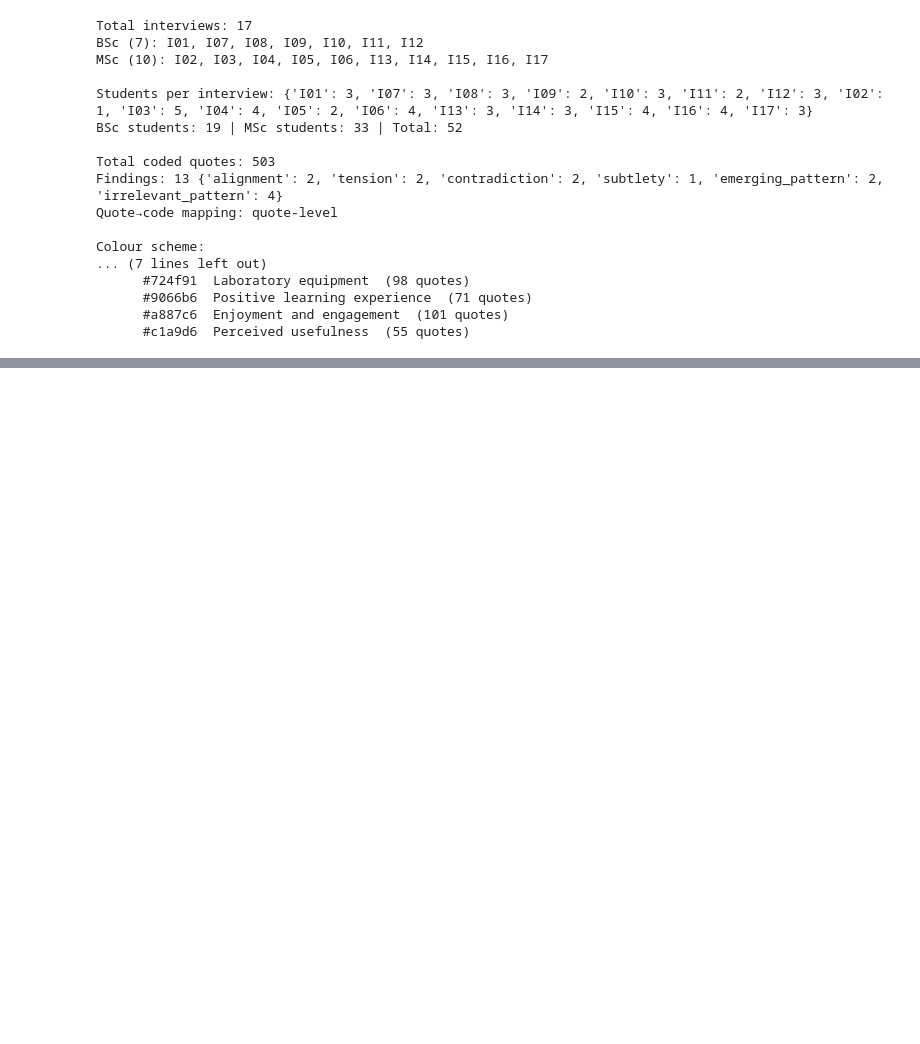
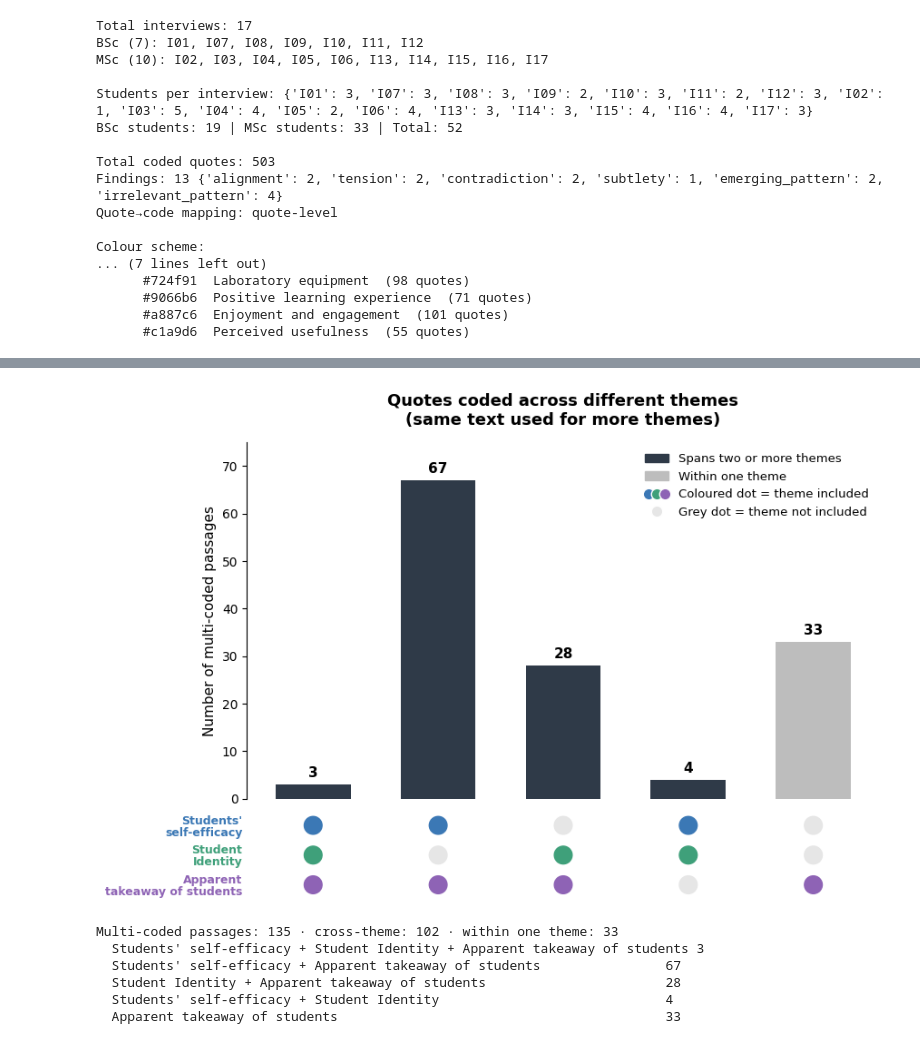
Before and after one commit to vitahehe/interviews, a Jupyter notebook: visualize.ipynb, the cells around one changed output, grey strips where cells are left out. Drawn from its saved outputs; the diff is of its cells as text; code cells hidden in the pictures; blank space fills up the shorter version.

```diff
--- a/visualize.ipynb
+++ b/visualize.ipynb
@@ -394,0 +270,80 @@ TOTAL                11                  16
+# %%
+REPORT_MD = STAGE1_DIR / 'aggregate_report.md'
+CODES_RE  = re.compile(r'^\*\*Codes:\*\*\s*([^|]+)\|')
+
+dup_passages, in_section = [], False
+for line in REPORT_MD.read_text(encoding='utf-8').splitlines():
+    if line.startswith('## '):
+        in_section = 'Within-Interview Duplicate' in line
+    elif in_section and (m := CODES_RE.match(line.strip())):
+        dup_passages.append([c.strip() for c in m.group(1).split(',')])
+
+#theme combos
+combo_counts = Counter(
+    tuple(sorted({code_to_theme[c] for c in p if c in code_to_theme}, key=int)) for p in dup_passages)
+combos = sorted(combo_counts, key=lambda k: (-len(k), -combo_counts[k]))   # 3 themes → 2 → 1
+n_total = sum(combo_counts.values())
+n_cross = sum(v for k, v in combo_counts.items() if len(k) > 1)
+
+def wrap_first_word(name):
+    """'Apparent takeaway of students' → 'Apparent\ntakeaway of students'"""
+    return '\n'.join(name.split(' ', 1))
+
+
+fig, (ax_bar, ax_dot) = plt.subplots(2, 1, figsize=(9, 6.5), sharex=True,
+                                     gridspec_kw=dict(height_ratios=[3, 0.75], hspace=0.04))
+x = np.arange(len(combos))
+vals = [combo_counts[k] for k in combos]
+
+ax_bar.bar(x, vals, width=0.6, color=['#2F3A48' if len(k) > 1 else '#BDBDBD' for k in combos])
+for xi, v in zip(x, vals):
+    ax_bar.text(xi, v + max(vals) * 0.015, v, ha='center', va='bottom', fontsize=11, fontweight='bold')
+ax_bar.set_ylabel('Number of multi-coded passages', fontsize=11)
+ax_bar.set_ylim(0, max(vals) * 1.12)
+for s in ('top', 'right', 'bottom'):
+    ax_bar.spines[s].set_visible(False)
+ax_bar.tick_params(axis='x', length=0)
+
+for row, t in enumerate(THEMES):
+    ax_dot.scatter(x, [row] * len(x), s=200, zorder=3,
+                   color=[THEME_COLOR[t] if t in k else '#E6E6E6' for k in combos])
+ax_dot.set_yticks(range(len(THEMES)))
+ax_dot.set_yticklabels([wrap_first_word(theme_names[t] or f'Theme {t}') for t in THEMES],
+                       fontsize=9, linespacing=1.0)
+for lbl, t in zip(ax_dot.get_yticklabels(), THEMES):
+    lbl.set_color(THEME_COLOR[t]); lbl.set_fontweight('bold')
+ax_dot.set_ylim(len(THEMES) - 0.6, -0.6)
+ax_dot.set_xticks([])
+ax_dot.tick_params(length=0)
+for s in ax_dot.spines.values():
+    s.set_visible(False)
+
+# legend
+from matplotlib.legend_handler import HandlerTuple
+
+dot = lambda c, lab=None: Line2D([0], [0], marker='o', color='w', markerfacecolor=c, markersize=9, label=lab)
+ax_bar.legend(handles=[mpatches.Patch(color='#2F3A48'), mpatches.Patch(color='#BDBDBD'),
+                       tuple(dot(THEME_COLOR[t]) for t in THEMES), dot('#E6E6E6')],
+              labels=['Spans two or more themes', 'Within one theme',
+                      'Coloured dot = theme included', 'Grey dot = theme not included'],
+              handler_map={tuple: HandlerTuple(ndivide=None, pad=0.1)},
+              frameon=False, fontsize=9.5, loc='upper right', title_fontsize=10)
+
+ax_bar.set_title(f'Quotes coded across different themes\n'
+                 f'(same text used for more themes)',
+                 fontsize=13, fontweight='bold', pad=14)
+plt.tight_layout()
+plt.show()
+
+#printcheck
+print(f'Multi-coded passages: {n_total} · cross-theme: {n_cross} · within one theme: {n_total - n_cross}')
+for k in combos:
+    print(f'  {" + ".join(theme_names[t] or f"Theme {t}" for t in k):<70} {combo_counts[k]}')
+# %% [output]
+[figure, added]
+Multi-coded passages: 135 · cross-theme: 102 · within one theme: 33
+  Students' self-efficacy + Student Identity + Apparent takeaway of students 3
+  Students' self-efficacy + Apparent takeaway of students                67
+  Student Identity + Apparent takeaway of students                       28
+  Students' self-efficacy + Student Identity                             4
+  Apparent takeaway of students                                          33
```
Also changed, not shown: parts of 3 cells of this notebook.
